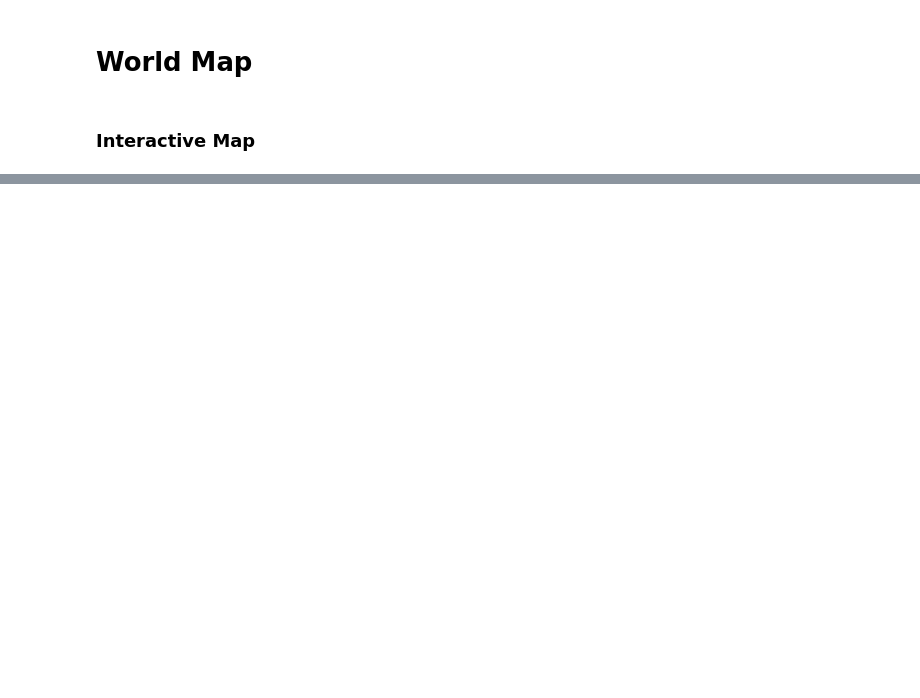
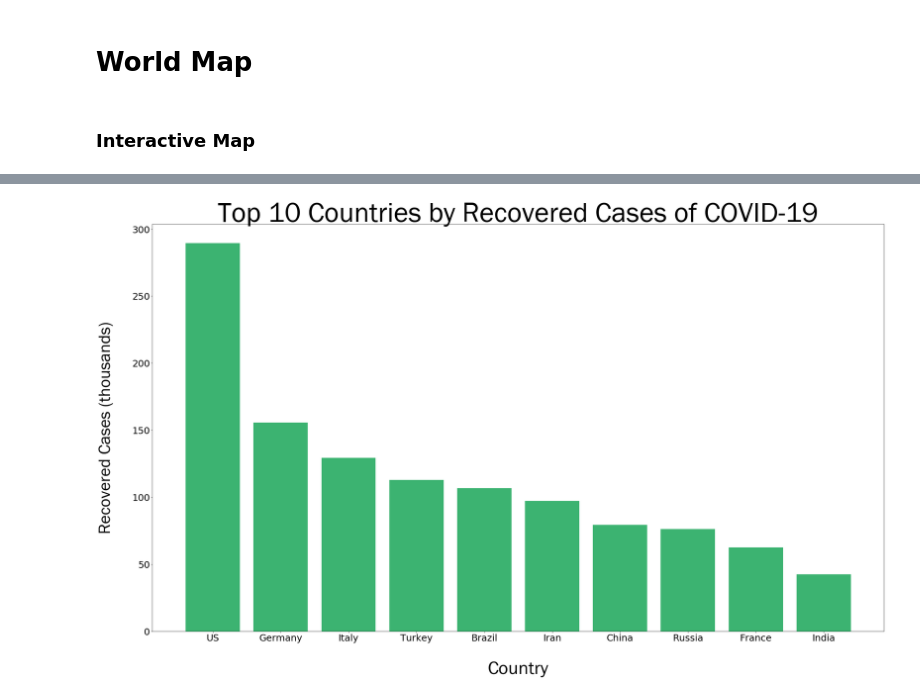
Before and after one commit to nsophia/COVID-19-Dashboard, a Jupyter notebook: COVID-19 Interactive.ipynb, the cells around one changed output, grey strips where cells are left out. Drawn from its saved outputs; the diff is of its cells as text; code cells hidden in the pictures; blank space fills up the shorter version.

```diff
--- a/COVID-19 Interactive.ipynb
+++ b/COVID-19 Interactive.ipynb
@@ -206,0 +248,30 @@ test2
+# %%
+
+sort_countries_recovered = countries.sort_values('recovered', ascending=False).head(10)
+sort_countries_recovered['recovered'] = sort_countries_recovered['recovered']/1000
+sort_countries_recovered[['country', 'recovered']].head(10)
+x = sort_countries_recovered['country'].head(10)
+y = sort_countries_recovered['recovered'].head(10)
+
+
+x_pos = [i for i, _ in enumerate(x)]
+
+plt.figure(figsize=(35, 20))
+plt.bar(x_pos, y, color='mediumseagreen')
+
+plt.xlabel("...", labelpad=50)
+plt.xlabel('Country', fontsize=50, fontweight='bold', fontname="Franklin Gothic Book")
+
+plt.ylabel("...", labelpad=50)
+plt.ylabel('Recovered Cases (thousands)', fontsize=45, fontweight='bold', fontname="Franklin Gothic Book")
+
+plt.title("Top 10 Countries by Recovered Cases of COVID-19", fontweight='bold', fontsize=75,
+         fontname="Franklin Gothic Book")
+
+plt.xticks(x_pos, x, fontsize=25)
+plt.yticks(fontsize=25)
+
+
+plt.show()
+# %% [output]
+[figure, added]
```
Also changed, not shown: parts of 20 cells of this notebook.
